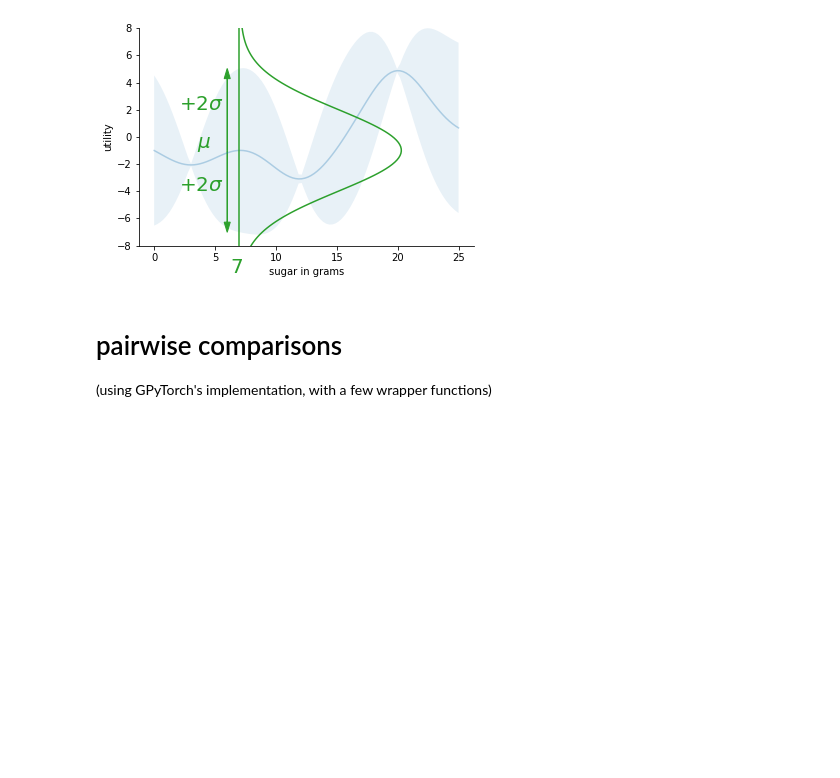
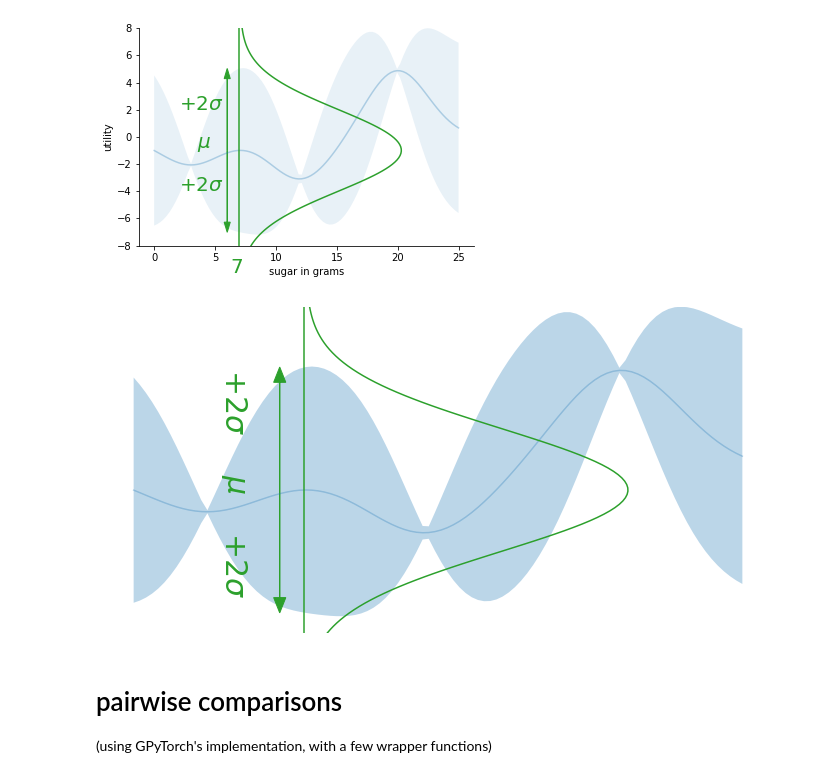
Before and after one commit to KrisNguyen135/Talks, a Jupyter notebook: 2021_10_preference_opt/notebooks/1 - Modeling Uncertainty with Gaussian Processes.ipynb, the cells around one changed output. Saved outputs shown, nothing was run; the diff lists cells and outputs as text; code cells hidden in the pictures; blank space fills up the shorter version.

```diff
--- a/2021_10_preference_opt/notebooks/1 - Modeling Uncertainty with Gaussian Processes.ipynb
+++ b/2021_10_preference_opt/notebooks/1 - Modeling Uncertainty with Gaussian Processes.ipynb
@@ -194,6 +194,47 @@ plt.ylim(-8, 8)
 plt.show()
 # %% [output]
 [figure]
+# %%
+plt.figure(figsize=(12, 6))
+
+plt.plot(x_test, mean, label="mean", alpha=0.3)
+plt.fill_between(
+    x_test.flatten(),
+    mean.flatten() + 2 * sd,
+    mean.flatten() - 2 * sd,
+    alpha=0.3,
+    label="95% CI",
+)
+
+x = 7
+i = np.argmin(np.abs(x_test - x))
+ys = np.linspace(-8, 8, 100)
+pdfs = norm(loc=mean[i], scale=sd[i]).pdf(ys)
+
+plt.axvline(7, c="C2")
+plt.plot(x_test[i] + pdfs * 100, ys, c="C2")
+# plt.text(x - 0.75, -10, str(x), c="C2", fontsize=20)
+
+plt.text(x - 3.5, mean[i] + 0.2, r"$\mu$", c="C2", fontsize=30, rotation=-90)
+
+plt.arrow(
+    x - 1, mean[i], 0, 2 * sd[i], color="C2", head_width=0.5, length_includes_head=True
+)
+plt.text(x - 3.5, mean[i] + 3, r"$ + 2 \sigma$", c="C2", fontsize=30, rotation=-90)
+
+plt.arrow(
+    x - 1, mean[i], 0, -2 * sd[i], color="C2", head_width=0.5, length_includes_head=True
+)
+plt.text(x - 3.5, mean[i] - 5, r"$ + 2 \sigma$", c="C2", fontsize=30, rotation=-90)
+
+plt.xticks([])
+plt.yticks([])
+plt.axis("off")
+plt.ylim(-8, 8)
+
+plt.show()
+# %% [output]
+[figure, added]
 # %% [markdown]
 # pairwise comparisons
 
```
Also changed, not shown: 2 other files.
